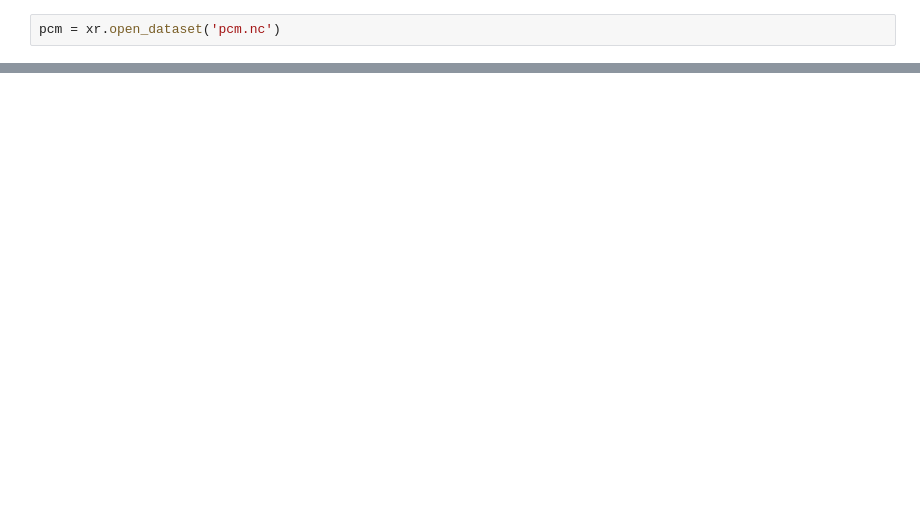
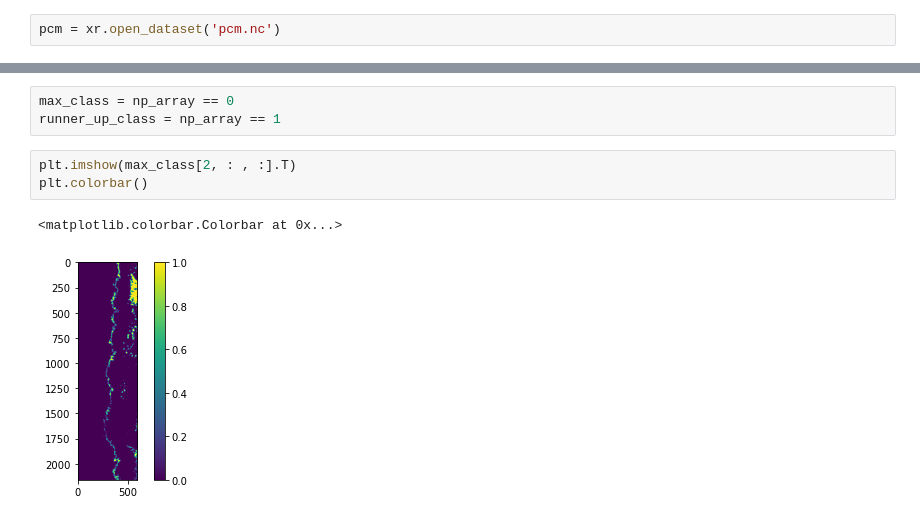
Before and after one commit to sdat2/pyxpcm, a Jupyter notebook: slimmed-trial.ipynb, the cells around one changed output, grey strips where cells are left out. Saved outputs shown, nothing was run; the diff lists cells and outputs as text; blank space fills up the shorter version.

```diff
--- a/slimmed-trial.ipynb
+++ b/slimmed-trial.ipynb
@@ -191,0 +339,9 @@ pcm = xr.open_dataset('pcm.nc')
+# %%
+max_class = np_array == 0
+runner_up_class = np_array == 1
+# %%
+plt.imshow(max_class[2, : , :].T)
+plt.colorbar()
+# %% [output]
+<matplotlib.colorbar.Colorbar at 0x...>
+[figure, added]
```
Also changed, not shown: parts of 42 cells of this notebook, 4 other files.
